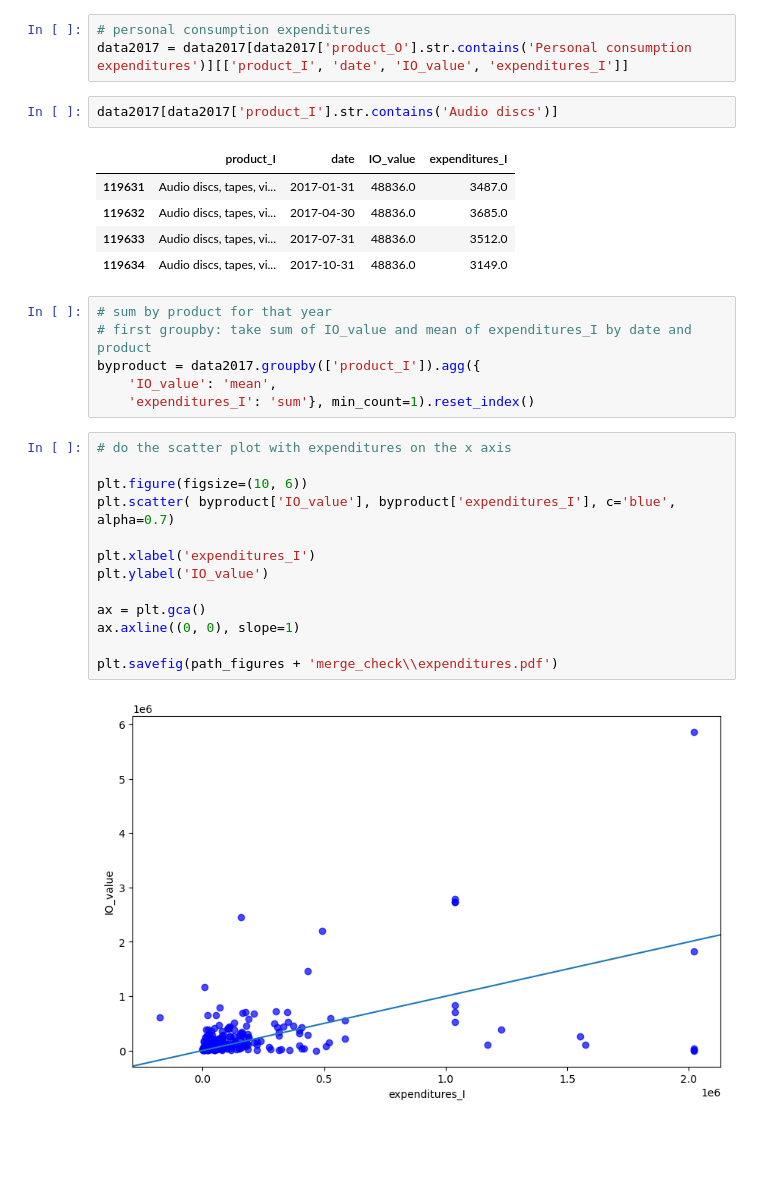
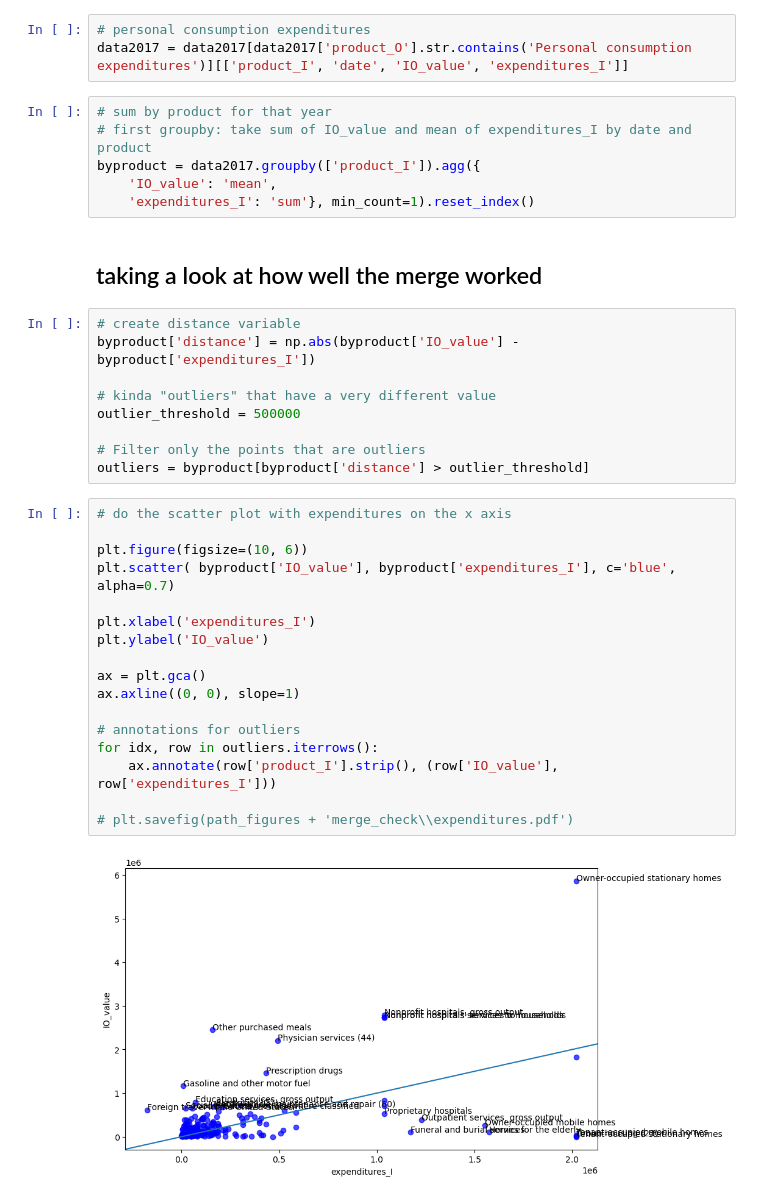
Before and after one commit to emilyfu1/shocks_productionnetworks, a Jupyter notebook: mergechecks.ipynb, the cells around one changed output. Cells and saved outputs as stored; diff of their text form; blank space fills up the shorter version.

Commit message:
display merge issues

```diff
--- a/mergechecks.ipynb
+++ b/mergechecks.ipynb
@@ -16,32 +16,39 @@ data2017 = data[data['date'].dt.year == 2017]
 # %%
 # personal consumption expenditures
 data2017 = data2017[data2017['product_O'].str.contains('Personal consumption expenditures')][['product_I', 'date', 'IO_value', 'expenditures_I']]
-# %%
-data2017[data2017['product_I'].str.contains('Audio discs')]
-# %% [output]
-|  | product_I | date | IO_value | expenditures_I |
-| 119631 | Audio discs, tapes, vi... | 2017-01-31 | 48836.0 | 3487.0 |
-| 119632 | Audio discs, tapes, vi... | 2017-04-30 | 48836.0 | 3685.0 |
-| 119633 | Audio discs, tapes, vi... | 2017-07-31 | 48836.0 | 3512.0 |
-| 119634 | Audio discs, tapes, vi... | 2017-10-31 | 48836.0 | 3149.0 |
 # %%
 # sum by product for that year
 # first groupby: take sum of IO_value and mean of expenditures_I by date and product
 byproduct = data2017.groupby(['product_I']).agg({
     'IO_value': 'mean',
     'expenditures_I': 'sum'}, min_count=1).reset_index()
+# %% [markdown]
+## taking a look at how well the merge worked
+# %%
+# create distance variable
+byproduct['distance'] = np.abs(byproduct['IO_value'] - byproduct['expenditures_I'])
+
+# kinda "outliers" that have a very different value
+outlier_threshold = 500000
+
+# Filter only the points that are outliers
+outliers = byproduct[byproduct['distance'] > outlier_threshold]
 # %%
 # do the scatter plot with expenditures on the x axis
 
 plt.figure(figsize=(10, 6))
 plt.scatter( byproduct['IO_value'], byproduct['expenditures_I'], c='blue', alpha=0.7)
 
 plt.xlabel('expenditures_I')
 plt.ylabel('IO_value')
 
 ax = plt.gca()
 ax.axline((0, 0), slope=1)
 
-plt.savefig(path_figures + 'merge_check\\expenditures.pdf')
+# annotations for outliers
+for idx, row in outliers.iterrows():
+    ax.annotate(row['product_I'].strip(), (row['IO_value'], row['expenditures_I']))
+
+# plt.savefig(path_figures + 'merge_check\\expenditures.pdf')
 # %% [output]
-[figure, old version]
+[figure, new version]
```
Also changed, not shown: parts of 5 cells of this notebook.
